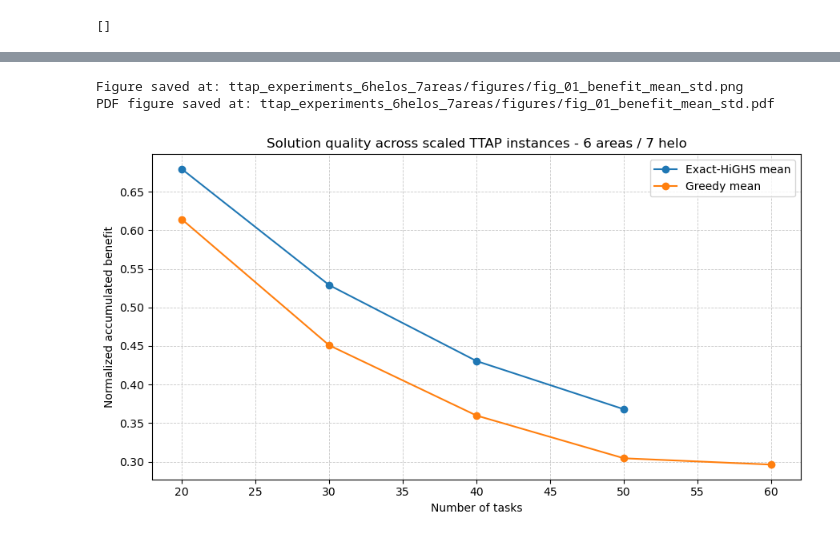
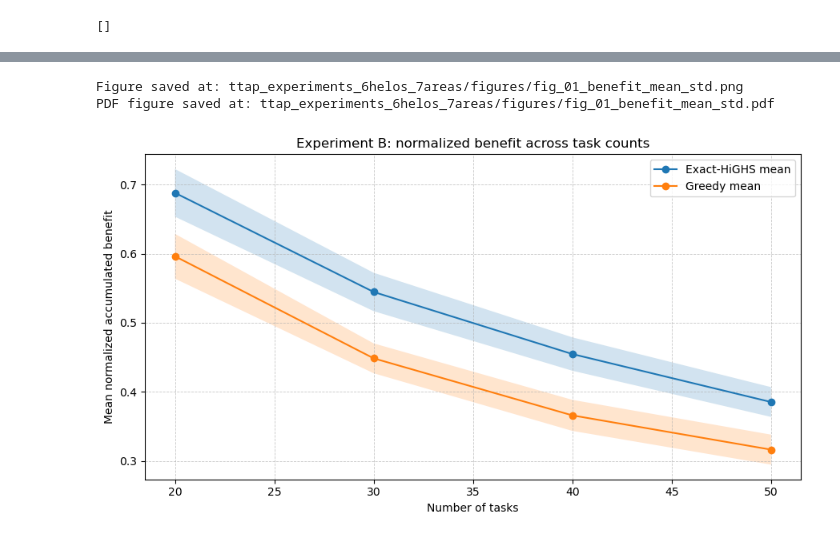
Before and after one commit to educarrascov/DISC_TESIS, a Jupyter notebook: Resuelto para Paper Doctoral/20260622_Escalamiento.ipynb, the cells around one changed output, grey strips where cells are left out. Saved outputs shown, nothing was run; the diff lists cells and outputs as text; code cells hidden in the pictures.

```diff
--- a/Resuelto para Paper Doctoral/20260622_Escalamiento.ipynb
+++ b/Resuelto para Paper Doctoral/20260622_Escalamiento.ipynb
@@ -1263,35 +1263,35 @@ def compute_ttap_metrics(
         "Tasks": total_tasks,
         "Method": method_name,
         "Accumulated Benefit": accumulated_benefit,
-        #"Optimality Gap vs Exact": gap_vs_exact,
+        "Optimality Gap vs Exact": gap_vs_exact,
         "Physical Completed Tasks": physical_completed,
-        #"Physical Completion Rate": physical_completed / total_tasks,
-        #"Positive Benefit Tasks": positive_completed,
-        #"Positive Benefit Completion Rate": positive_completed / total_tasks,
-        #"Operationally Relevant Tasks": relevant_completed,
-        #"Operationally Relevant Completion Rate": relevant_completed / total_tasks,
+        "Physical Completion Rate": physical_completed / total_tasks,
+        "Positive Benefit Tasks": positive_completed,
+        "Positive Benefit Completion Rate": positive_completed / total_tasks,
+        "Operationally Relevant Tasks": relevant_completed,
+        "Operationally Relevant Completion Rate": relevant_completed / total_tasks,
         "Average Response Time": avg_response_time,
         "Maximum Response Time": max_response_time,
-        #"Makespan": makespan,
+        "Makespan": makespan,
         "Productive Time": productive_time,
         "Active Time": active_time,
-        #"Productive Utilization": productive_utilization,
-        #"Active Utilization": active_utilization,
+        "Productive Utilization": productive_utilization,
+        "Active Utilization": active_utilization,
         "Total Task Flight Time": total_task_flight,
         "Total Return Flight Time": total_return_flight,
         "Total Flight Time": total_flight,
         "Total Recovery Time": total_recovery,
         "Operational Cost Proxy": operational_cost_proxy,
-        #"Task Count Std": np.std(task_counts) if len(task_counts) > 0 else np.nan,
-        #"Task Count Gini": gini_coefficient(task_counts),
-        #"Workload Std": np.std(workloads) if len(workloads) > 0 else np.nan,
-        #"Workload Gini": gini_coefficient(workloads),
+        "Task Count Std": np.std(task_counts) if len(task_counts) > 0 else np.nan,
+        "Task Count Gini": gini_coefficient(task_counts),
+        "Workload Std": np.std(workloads) if len(workloads) > 0 else np.nan,
+        "Workload Gini": gini_coefficient(workloads),
         "Runtime sec": runtime_sec,
         "Optimal Certified": optimal,
         "MIP Gap": mip_gap,
         "Variables": variables,
         "Constraints": constraints,
-        #"Nonzeros": nonzeros,
+        "Nonzeros": nonzeros,
     }
 # %%
 # ============================================================
@@ -1559,15 +1559,15 @@ Exact route:
 # 09. INITIAL SCALING EXPERIMENT
 # ============================================================
 
-task_sizes = [20, 30, 40, 50, 60]
-seeds = [1]
-#seeds = list(range(1, 11))
+task_sizes = [20, 30, 40, 50]
+#seeds = [1]
+seeds = list(range(1, 11))
 
 df_metrics_scaling, df_logs_scaling = run_experiment_suite(
     task_sizes=task_sizes,
     seeds=seeds,
     exact_max_tasks=60,
-    exact_time_limit=1000,
+    exact_time_limit=1200,
     exact_mip_gap=1e-6,
     verbose=False,
 )
@@ -1694,7 +1704,7 @@ def plot_metric_mean_std(
             x,
             y - yerr,
             y + yerr,
-            alpha=0.15,
+            alpha=0.20,
         )
 
     plt.xlabel("Number of tasks")
@@ -1716,16 +1726,16 @@ def plot_metric_mean_std(
 # %%
 benefit_summary = plot_metric_mean_std(
     df_metrics_scaling,
     metric="Accumulated Benefit",
-    ylabel="Normalized accumulated benefit",
-    title="Solution quality across scaled TTAP instances - 6 areas / 7 helo",
+    ylabel="Mean normalized accumulated benefit",
+    title="Experiment B: normalized benefit across task counts",
     methods=["Greedy", "Exact-HiGHS"],
     save_name="fig_01_benefit_mean_std.png"
 )
 # %% [output]
 Figure saved at: ttap_experiments_6helos_7areas/figures/fig_01_benefit_mean_std.png
 PDF figure saved at: ttap_experiments_6helos_7areas/figures/fig_01_benefit_mean_std.pdf
-[figure, old version]
+[figure, new version]
 # %%
 # ============================================================
 # PAPER-STYLE MEAN ± SD PLOT WITH INSTANCE POINTS
```
Also changed, not shown: parts of 14 cells of this notebook, 32 other files.
